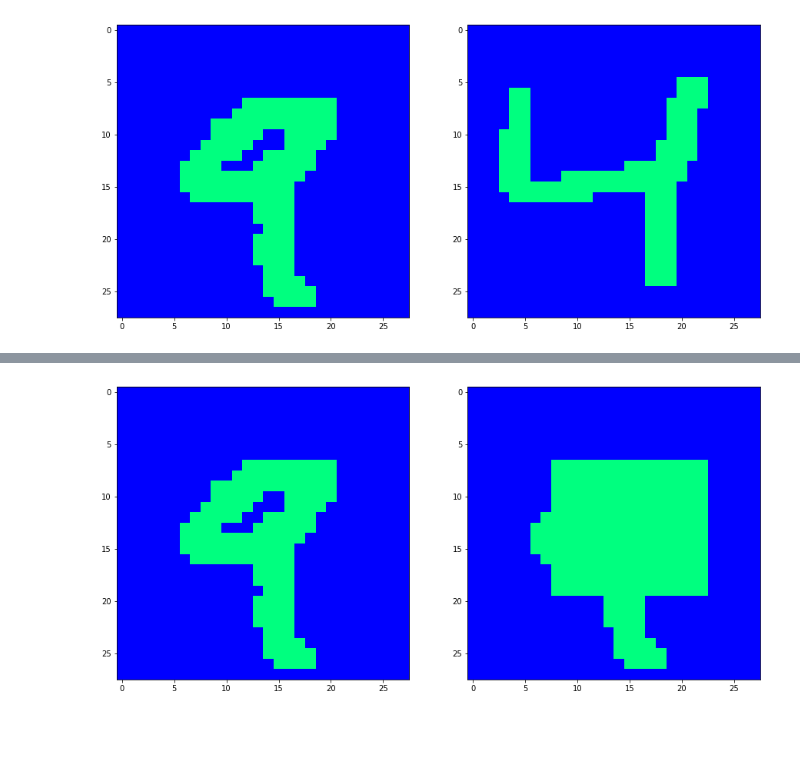
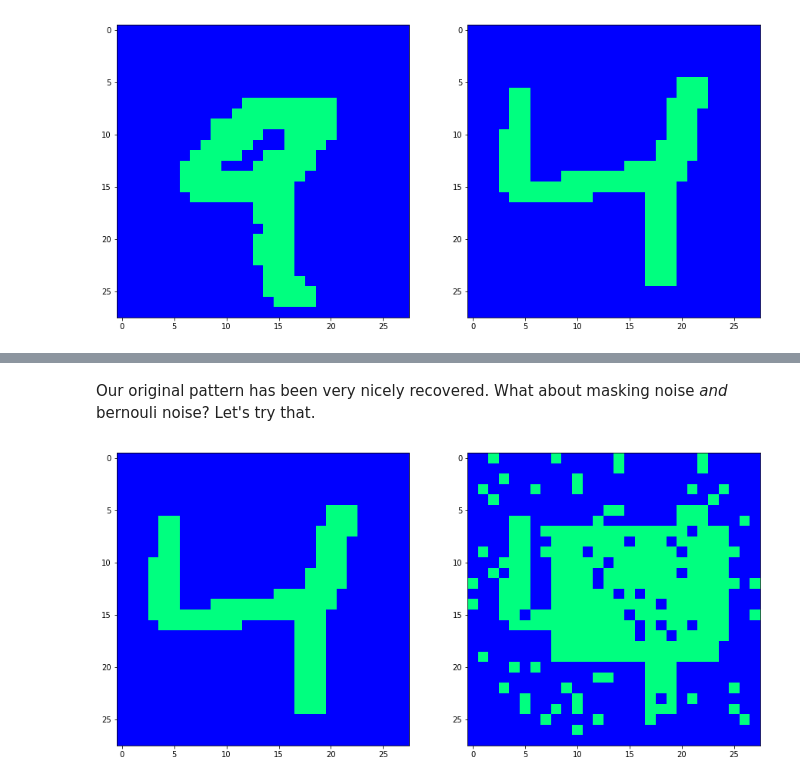
Before and after one commit to TarinZ/hopfield-nets, a Jupyter notebook: hopfield.ipynb, the cells around one changed output, grey strips where cells are left out. Cells and saved outputs as stored; diff of their text form; code cells hidden in the pictures; blank space fills up the shorter version.

```diff
--- a/hopfield.ipynb
+++ b/hopfield.ipynb
@@ -80,0 +98,12 @@ def corrupt_input(image_to_corrupt, method, bernouli_noise_probability = 0.1, ma
+# %%
+# Let's pick one the image '4', and corrupt it.
+image = data[1]
+
+# Corrupt the image with bernouli noise.
+corrupted_image = corrupt_input(image, method='bernouli', bernouli_noise_probability=0.1)
+
+# Let's see the original image, as well as the corrupted version.
+fig, ax = plt.subplots(nrows=1, ncols=2, figsize=(15,7.5))
+ax[0].imshow(image, interpolation='None', cmap='winter')
+ax[1].imshow(corrupted_image, interpolation='None', cmap='winter')
+plt.show()
@@ -81,15 +147,17 @@ def corrupt_input(image_to_corrupt, method, bernouli_noise_probability = 0.1, ma
+# %% [markdown]
+Our original pattern has been very nicely recovered. What about masking noise _and_ bernouli noise? Let's try that.
 # %%
-image = data[0]
-# corrupted_image = corrupt_input(image, method='bernouli', bernouli_noise_probability=0.1)
+# Masking and Bernouli noise
 mask_matrix = np.zeros((2,2)).astype(np.int32)
 mask_matrix[0,0] = 7
 mask_matrix[0,1] = 20
 mask_matrix[1,0] = 8
-mask_matrix[1,1] = 23
+mask_matrix[1,1] = 25
 corrupted_image = corrupt_input(image, method='mask', mask_value=1, mask_matrix=mask_matrix)
+corrupted_image = corrupt_input(corrupted_image, method='bernouli', bernouli_noise_probability=0.1)
 fig, ax = plt.subplots(nrows=1, ncols=2, figsize=(15,7.5))
-ax[0].imshow(data[0], interpolation='None', cmap='winter')
+ax[0].imshow(image, interpolation='None', cmap='winter')
 ax[1].imshow(corrupted_image, interpolation='None', cmap='winter')
 plt.show()
 # %% [output]
-[figure, old version]
+[figure, new version]
```
Also changed, not shown: parts of 12 cells of this notebook.
